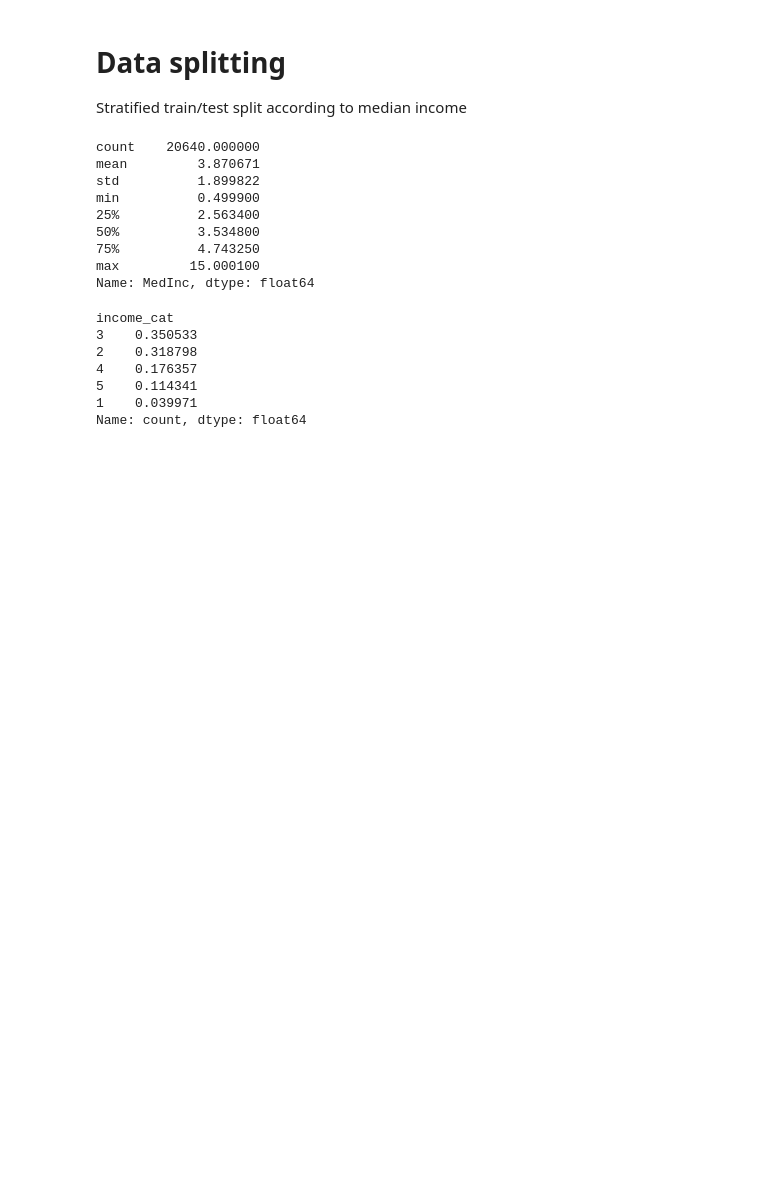
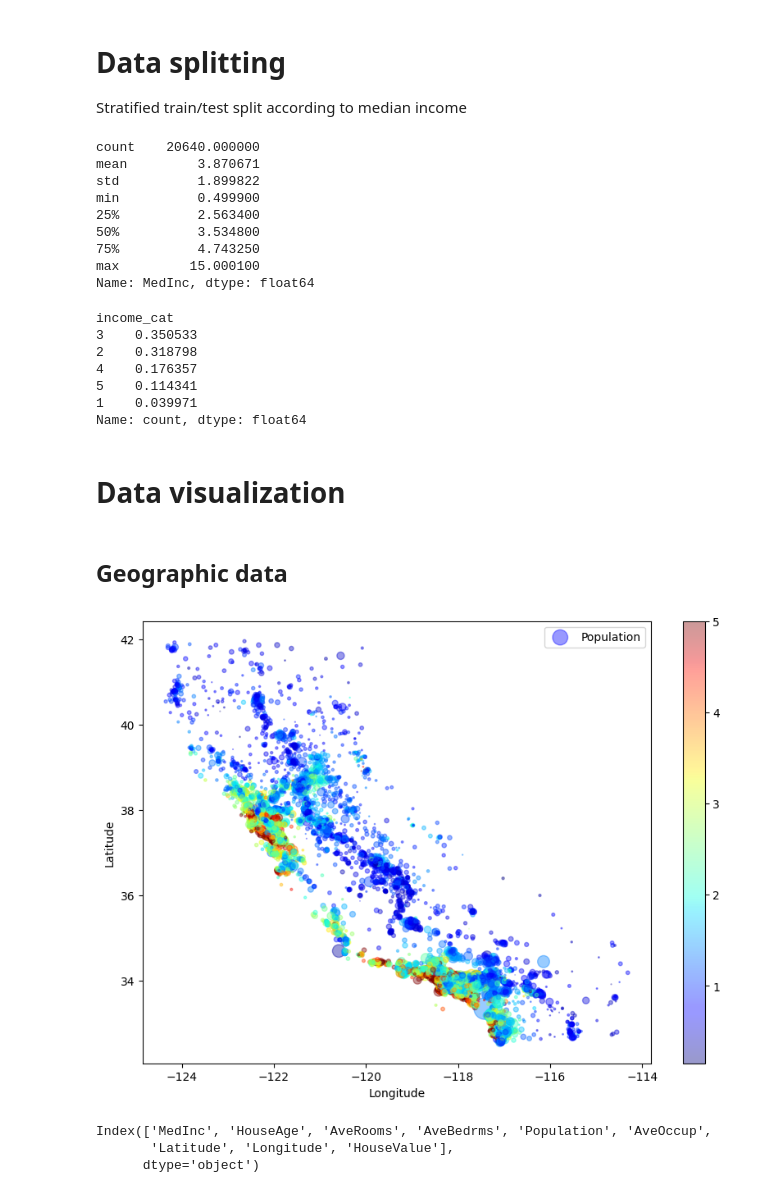
Before and after one commit to Rodmr092/ML-Intro-Andrew-NG, a Jupyter notebook: Test book, regression project with california housing data.ipynb, the cells around one changed output. Drawn from its saved outputs; the diff is of its cells as text; code cells hidden in the pictures; blank space fills up the shorter version.

Commit message:
Data visualization of housing data

```diff
--- a/Test book, regression project with california housing data.ipynb
+++ b/Test book, regression project with california housing data.ipynb
@@ -199,10 +199,12 @@ from sklearn.model_selection import StratifiedShuffleSplit
 
 split = StratifiedShuffleSplit(n_splits=1, test_size=0.2, random_state=42)
 for train_index, test_index in split.split(X, X["income_cat"]):
-    strat_train_set = X.loc[train_index]
-    strat_test_set = X.loc[test_index]
+    X_train = X.loc[train_index]
+    X_test = X.loc[test_index]
+    y_train = y[train_index]
+    y_test = y[test_index]
 
-print(strat_test_set["income_cat"].value_counts() / len(strat_test_set))
+print(X_test["income_cat"].value_counts() / len(X_test))
 # %% [output]
 income_cat
 3    0.350533
@@ -213,0 +220,25 @@ Name: count, dtype: float64
+# %% [markdown]
+# Data visualization
+# %% [markdown]
+## Geographic data
+# %%
+
+# Haz el gráfico usando los valores de y_train para la variable 'c'
+X_train.plot(kind="scatter", x="Longitude", y="Latitude", alpha=0.4,
+             s=X_train["Population"]/100, label="Population", figsize=(10,7),
+             c=y_train, cmap=plt.get_cmap("jet"), colorbar=True)
+plt.legend()
+plt.show()
+# %% [output]
+[figure, added]
+# %%
+# Create a dataframe with features and the target
+combined = X_train.copy()
+combined["HouseValue"] = y_train
+
+#print df columns
+print(combined.columns)
+# %% [output]
+Index(['MedInc', 'HouseAge', 'AveRooms', 'AveBedrms', 'Population', 'AveOccup',
+       'Latitude', 'Longitude', 'HouseValue'],
+      dtype='object')
```
Also changed, not shown: parts of 5 cells of this notebook.
